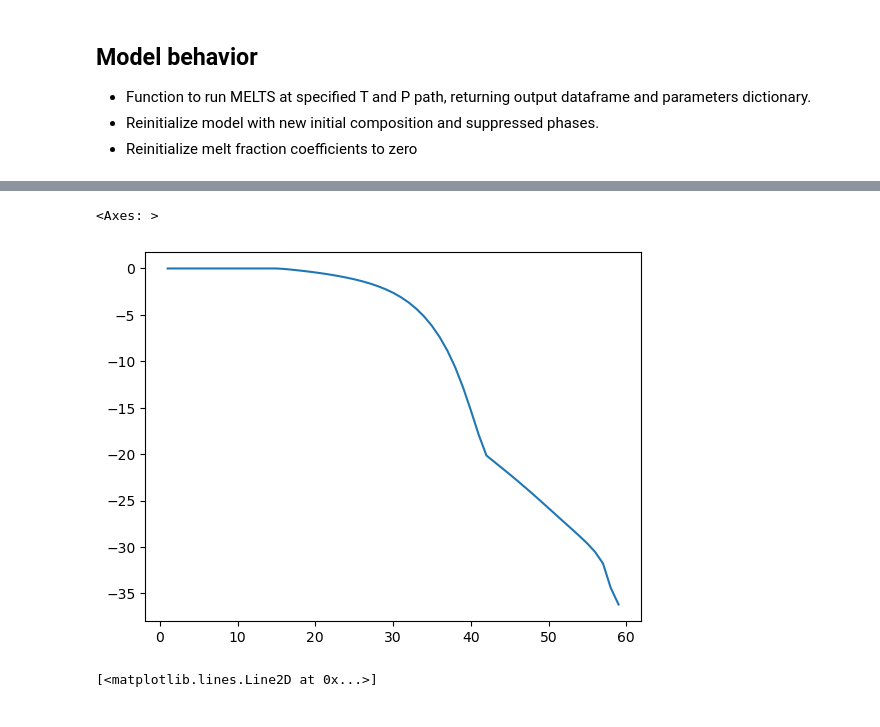
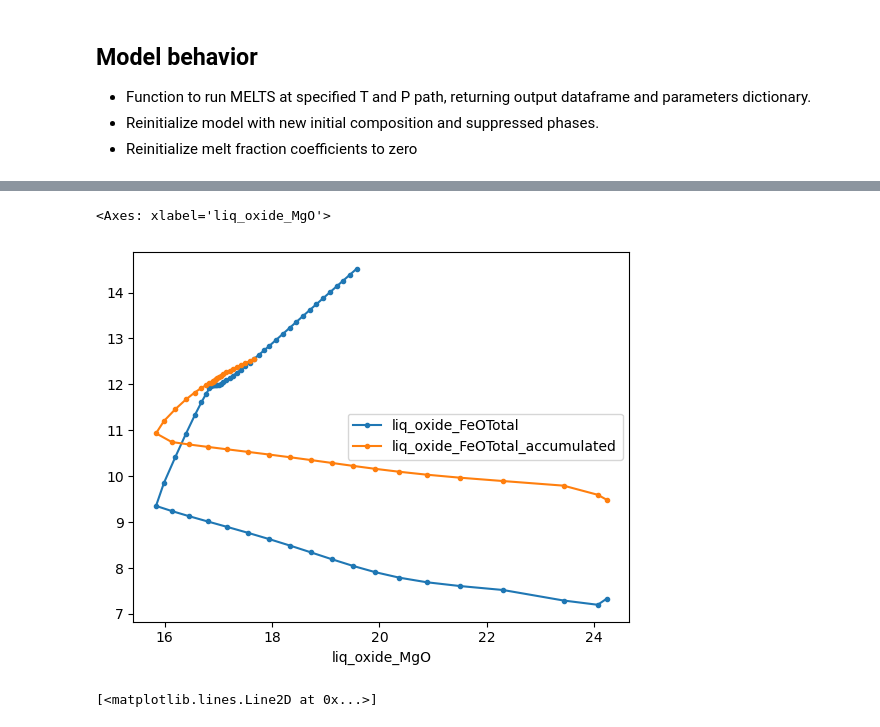
Before and after one commit to whtowbin/melts_enki, a Jupyter notebook: DMM_Melting_Fractionation-Dynamic_.ipynb, the cells around one changed output, grey strips where cells are left out. Saved outputs shown, nothing was run; the diff lists cells and outputs as text; code cells hidden in the pictures.

```diff
--- a/DMM_Melting_Fractionation-Dynamic_.ipynb
+++ b/DMM_Melting_Fractionation-Dynamic_.ipynb
@@ -396,9 +434,10 @@ df.plot("P_MPa", "liq_oxide_FeOTotal", marker = '.')
-# %%
-df['total_mass_g'].diff().cumsum().plot()
-# df['total_mass_g'].cumsum()
-# %% [output]
-<Axes: >
-[figure, removed]
+# %%
+fig, ax = plt.subplots()
+df.plot("liq_oxide_MgO", "liq_oxide_FeOTotal", marker = '.', ax = ax)
+df.plot("liq_oxide_MgO", "liq_oxide_FeOTotal_accumulated", marker = '.', ax = ax)
+# %% [output]
+<Axes: xlabel='liq_oxide_MgO'>
+[figure, added]
 # %%
 plt.plot(df['P_MPa'],(df['total_mass_g'] - df['total_mass_g'][0]))
 # %% [output]
```
Also changed, not shown: parts of 13 cells of this notebook.
